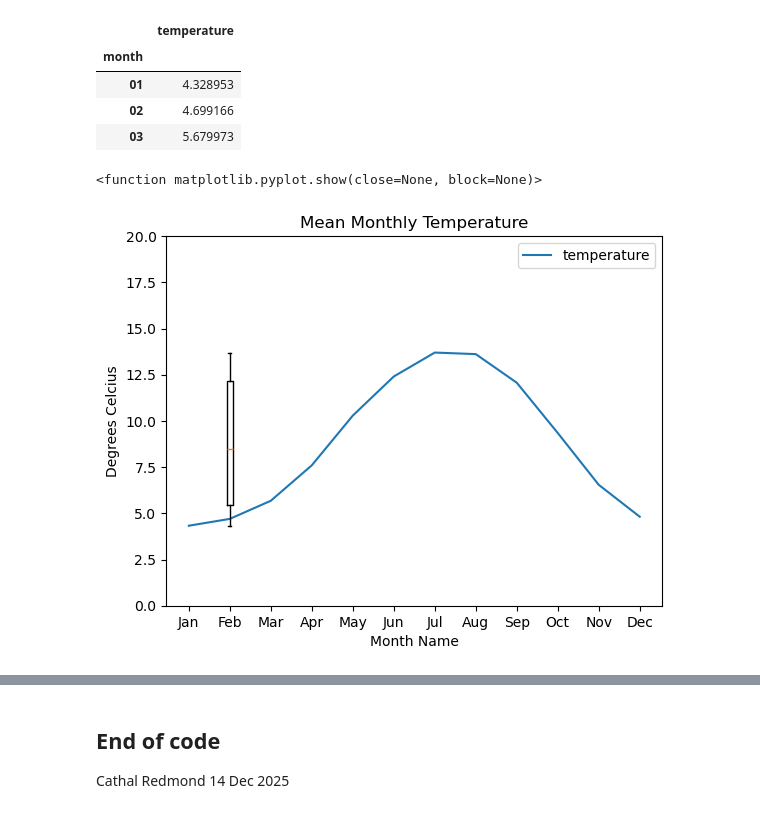
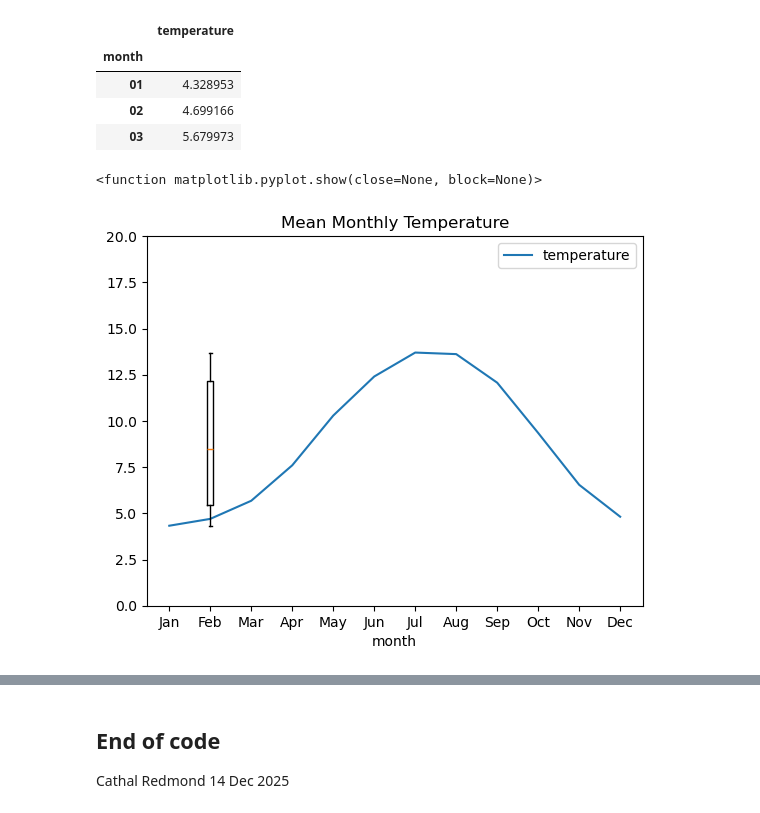
Before and after one commit to cathalred88/PFDA, a Jupyter notebook: assignments/assignment06_Weather.ipynb, the cells around one changed output, grey strips where cells are left out. Drawn from its saved outputs; the diff is of its cells as text; code cells hidden in the pictures.

```diff
--- a/assignments/assignment06_Weather.ipynb
+++ b/assignments/assignment06_Weather.ipynb
@@ -123,15 +123,15 @@ MonthTemp.head(3)
 # %%
 # plot the mean temperature per monyh graph
 MonthTemp.plot(kind = 'line',title = 'Mean Monthly Temperature')
 
 months = ['Jan', 'Feb', 'Mar', 'Apr', 'May', 'Jun', 'Jul', 'Aug', 'Sep', 'Oct', 'Nov', 'Dec']
 plt.boxplot(MonthTemp)
-plt.title("Mean Monthly Temperature")
-plt.xlabel("Month Name")
-plt.ylabel("Degrees Celcius")
+#plt.title(title="Mean Monthly Temperature")
+#plt.xlabel("Month Name")
+#plt.ylabel("Degrees Celcius")
 plt.ylim(0,20)
 plt.xticks(np.arange(12), months)
 plt.show
 # %% [output]
 <function matplotlib.pyplot.show(close=None, block=None)>
-[figure, old version]
+[figure, new version]
```
Also changed, not shown: parts of 15 cells of this notebook.
